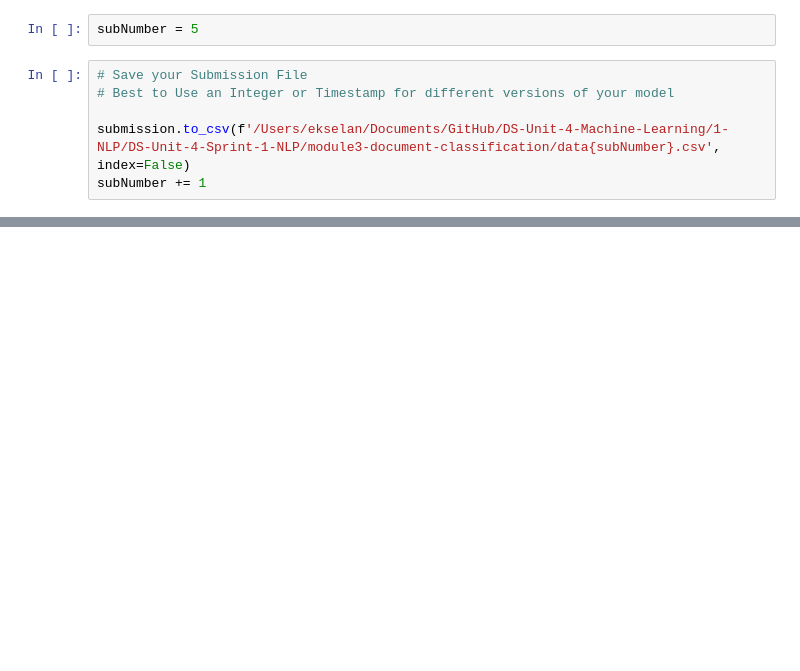
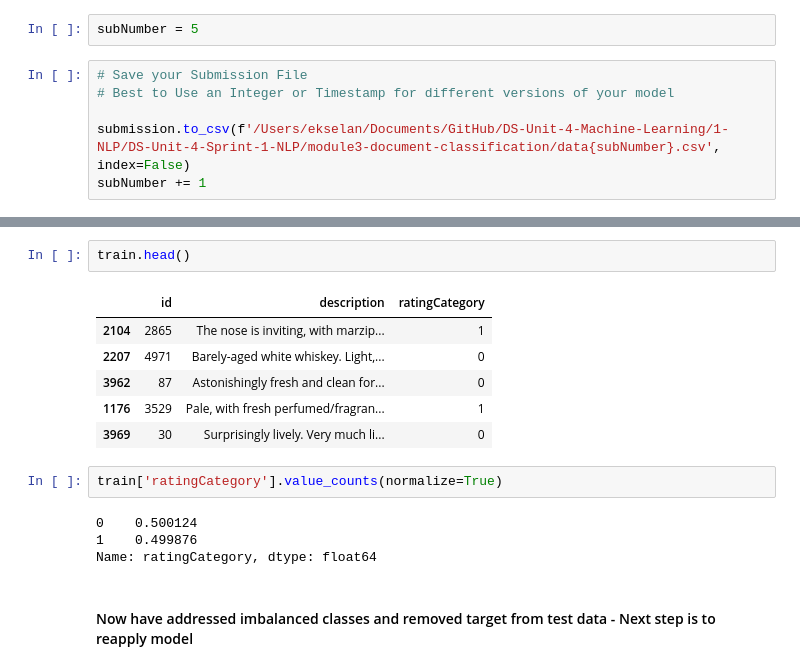
Before and after one commit to ekselan/DS-Unit-4-Sprint-1-NLP, a Jupyter notebook: module3-document-classification/LS_DS_413_Document_Classification_Assignment.ipynb, the cells around one changed output, grey strips where cells are left out. Drawn from its saved outputs; the diff is of its cells as text; blank space fills up the shorter version.

```diff
--- a/module3-document-classification/LS_DS_413_Document_Classification_Assignment.ipynb
+++ b/module3-document-classification/LS_DS_413_Document_Classification_Assignment.ipynb
@@ -726,0 +785,17 @@ subNumber += 1
+# %%
+train.head()
+# %% [output]
+|  | id | description | ratingCategory |
+| 2104 | 2865 | The nose is inviting, with marzip... | 1 |
+| 2207 | 4971 | Barely-aged white whiskey. Light,... | 0 |
+| 3962 | 87 | Astonishingly fresh and clean for... | 0 |
+| 1176 | 3529 | Pale, with fresh perfumed/fragran... | 1 |
+| 3969 | 30 | Surprisingly lively. Very much li... | 0 |
+# %%
+train['ratingCategory'].value_counts(normalize=True)
+# %% [output]
+0    0.500124
+1    0.499876
+Name: ratingCategory, dtype: float64
+# %% [markdown]
+#### Now have addressed imbalanced classes and removed target from test data - Next step is to reapply model
```
Also changed, not shown: parts of 24 cells of this notebook, 2 other files.
